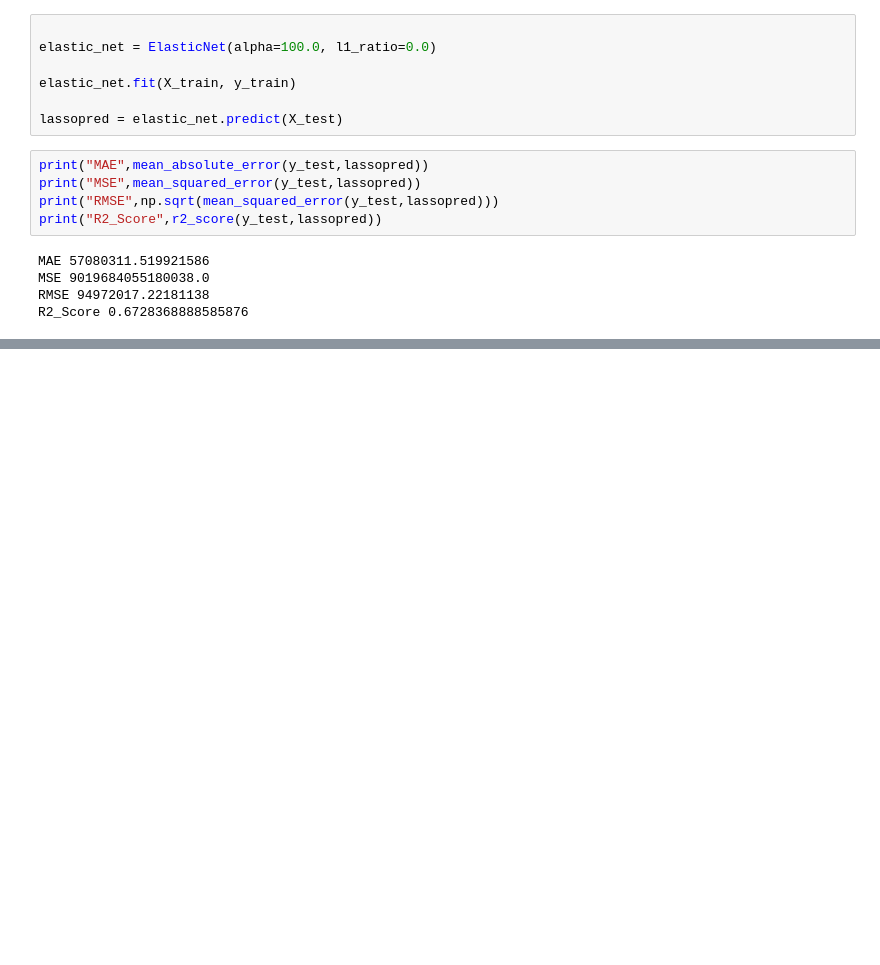
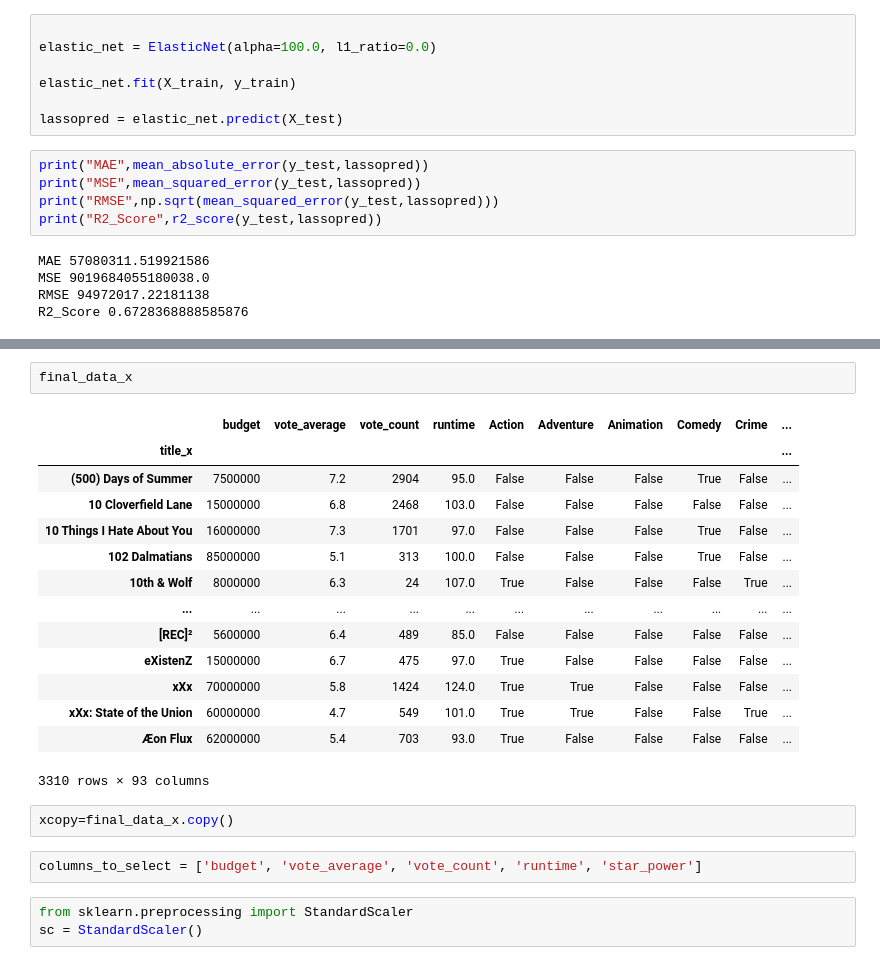
Before and after one commit to Prajwal-1446/Movie_Revenue_Prediction, a Jupyter notebook: MLG_Project.ipynb, the cells around one changed output, grey strips where cells are left out. Cells and saved outputs as stored; diff of their text form; blank space fills up the shorter version.

```diff
--- a/MLG_Project.ipynb
+++ b/MLG_Project.ipynb
@@ -556,0 +566,24 @@ R2_Score 0.6728368888585876
+# %%
+final_data_x
+# %% [output]
+|  | budget | vote_average | vote_count | runtime | Action | Adventure | Animation | Comedy | Crime | ... |
+| title_x |  |  |  |  |  |  |  |  |  | ... |
+| (500) Days of Summer | 7500000 | 7.2 | 2904 | 95.0 | False | False | False | True | False | ... |
+| 10 Cloverfield Lane | 15000000 | 6.8 | 2468 | 103.0 | False | False | False | False | False | ... |
+| 10 Things I Hate About You | 16000000 | 7.3 | 1701 | 97.0 | False | False | False | True | False | ... |
+| 102 Dalmatians | 85000000 | 5.1 | 313 | 100.0 | False | False | False | True | False | ... |
+| 10th & Wolf | 8000000 | 6.3 | 24 | 107.0 | True | False | False | False | True | ... |
+| ... | ... | ... | ... | ... | ... | ... | ... | ... | ... | ... |
+| [REC]² | 5600000 | 6.4 | 489 | 85.0 | False | False | False | False | False | ... |
+| eXistenZ | 15000000 | 6.7 | 475 | 97.0 | True | False | False | False | False | ... |
+| xXx | 70000000 | 5.8 | 1424 | 124.0 | True | True | False | False | False | ... |
+| xXx: State of the Union | 60000000 | 4.7 | 549 | 101.0 | True | True | False | False | True | ... |
+| Æon Flux | 62000000 | 5.4 | 703 | 93.0 | True | False | False | False | False | ... |
+3310 rows × 93 columns
+# %%
+xcopy=final_data_x.copy()
+# %%
+columns_to_select = ['budget', 'vote_average', 'vote_count', 'runtime', 'star_power']
+# %%
+from sklearn.preprocessing import StandardScaler
+sc = StandardScaler()
```
Also changed, not shown: parts of 42 cells of this notebook, 9 other files.
